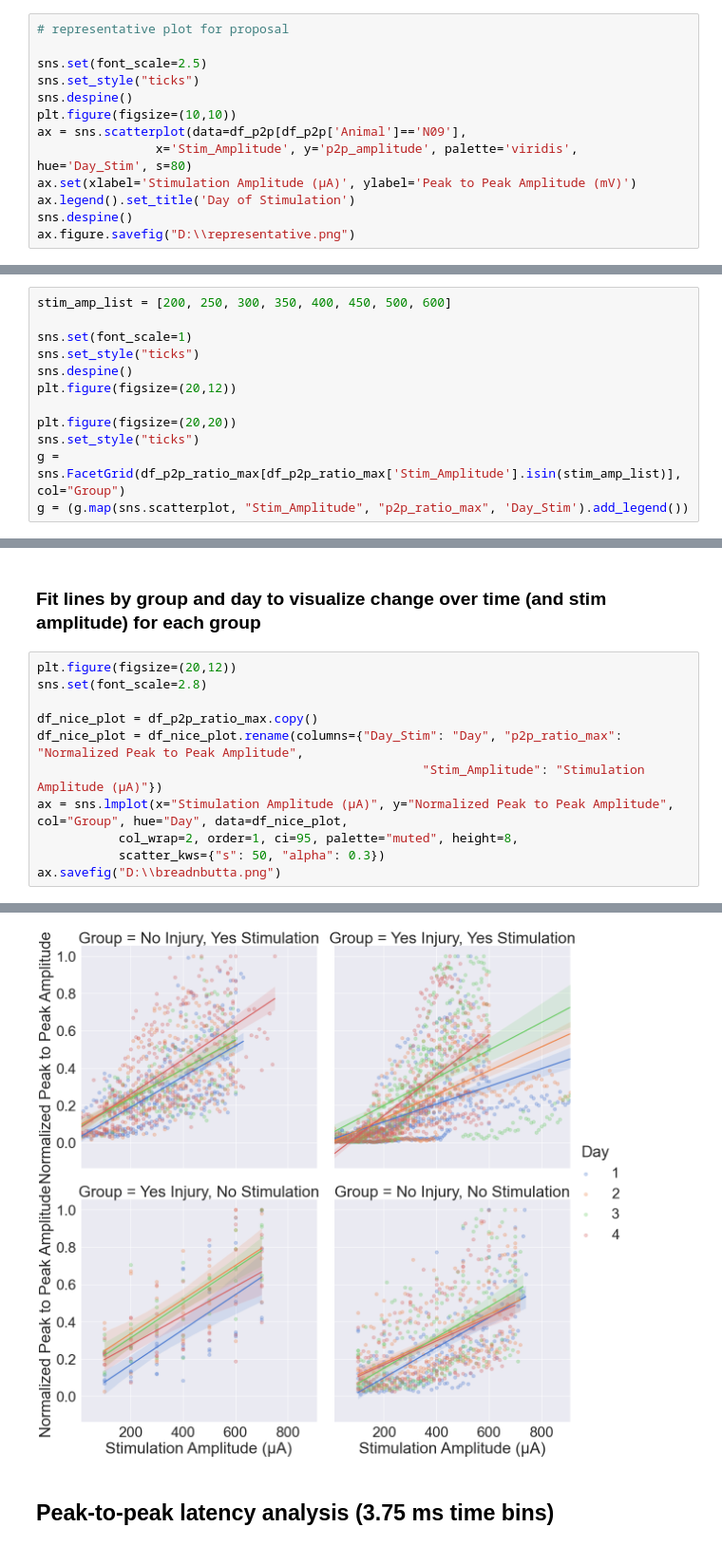
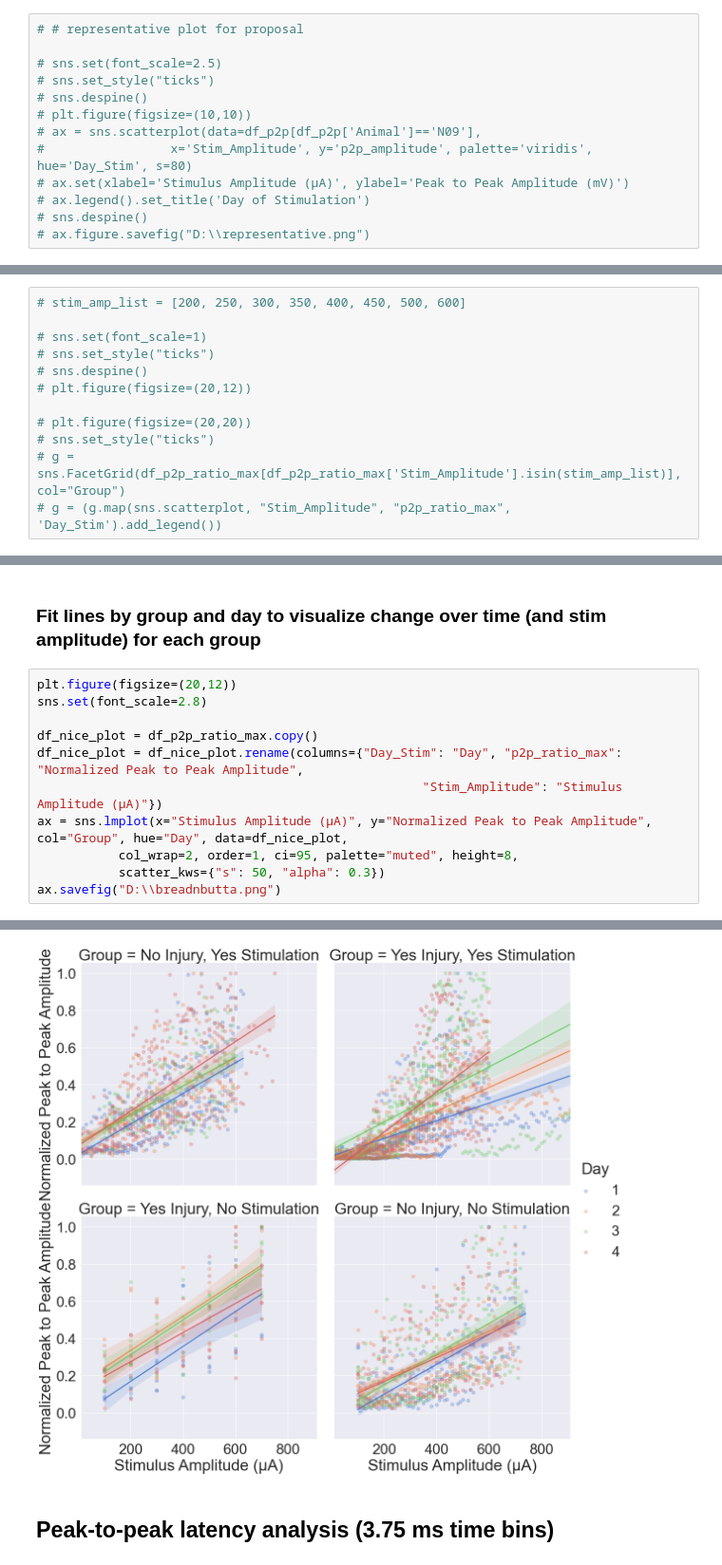
Before and after one commit to IanGMalone/Evoked_Potential_Analysis, a Jupyter notebook: Motor Evoked Potential Analyses.ipynb, the cells around one changed output, grey strips where cells are left out. Shown at 95% size. Saved outputs shown, nothing was run; the diff lists cells and outputs as text.

Commit message:
Proposal updates

```diff
--- a/Motor Evoked Potential Analyses.ipynb
+++ b/Motor Evoked Potential Analyses.ipynb
@@ -299,13 +303,13 @@ df_p2p_ratio_max.head()
 # %%
-# representative plot for proposal
+# # representative plot for proposal
 
-sns.set(font_scale=2.5)
-sns.set_style("ticks")
-sns.despine()
-plt.figure(figsize=(10,10))
-ax = sns.scatterplot(data=df_p2p[df_p2p['Animal']=='N09'],
-                x='Stim_Amplitude', y='p2p_amplitude', palette='viridis', hue='Day_Stim', s=80)
-ax.set(xlabel='Stimulation Amplitude (μA)', ylabel='Peak to Peak Amplitude (mV)')
-ax.legend().set_title('Day of Stimulation')
-sns.despine()
-ax.figure.savefig("D:\\representative.png")
+# sns.set(font_scale=2.5)
+# sns.set_style("ticks")
+# sns.despine()
+# plt.figure(figsize=(10,10))
+# ax = sns.scatterplot(data=df_p2p[df_p2p['Animal']=='N09'],
+#                 x='Stim_Amplitude', y='p2p_amplitude', palette='viridis', hue='Day_Stim', s=80)
+# ax.set(xlabel='Stimulus Amplitude (μA)', ylabel='Peak to Peak Amplitude (mV)')
+# ax.legend().set_title('Day of Stimulation')
+# sns.despine()
+# ax.figure.savefig("D:\\representative.png")
@@ -315,12 +316,12 @@ ax.figure.savefig("D:\\representative.png")
 # %%
-stim_amp_list = [200, 250, 300, 350, 400, 450, 500, 600]
+# stim_amp_list = [200, 250, 300, 350, 400, 450, 500, 600]
 
-sns.set(font_scale=1)
-sns.set_style("ticks")
-sns.despine()
-plt.figure(figsize=(20,12))
+# sns.set(font_scale=1)
+# sns.set_style("ticks")
+# sns.despine()
+# plt.figure(figsize=(20,12))
 
-plt.figure(figsize=(20,20))
-sns.set_style("ticks")
-g = sns.FacetGrid(df_p2p_ratio_max[df_p2p_ratio_max['Stim_Amplitude'].isin(stim_amp_list)], col="Group")
-g = (g.map(sns.scatterplot, "Stim_Amplitude", "p2p_ratio_max", 'Day_Stim').add_legend())
+# plt.figure(figsize=(20,20))
+# sns.set_style("ticks")
+# g = sns.FacetGrid(df_p2p_ratio_max[df_p2p_ratio_max['Stim_Amplitude'].isin(stim_amp_list)], col="Group")
+# g = (g.map(sns.scatterplot, "Stim_Amplitude", "p2p_ratio_max", 'Day_Stim').add_legend())
@@ -338,17 +352,17 @@ g = (g.map(sns.scatterplot, "Stim_Amplitude", "p2p_ratio_max", 'Day_Stim').add_l
 # %%
 plt.figure(figsize=(20,12))
 sns.set(font_scale=2.8)
 
 df_nice_plot = df_p2p_ratio_max.copy()
 df_nice_plot = df_nice_plot.rename(columns={"Day_Stim": "Day", "p2p_ratio_max": "Normalized Peak to Peak Amplitude",
-                                                    "Stim_Amplitude": "Stimulation Amplitude (μA)"})
-ax = sns.lmplot(x="Stimulation Amplitude (μA)", y="Normalized Peak to Peak Amplitude", col="Group", hue="Day", data=df_nice_plot,
+                                                    "Stim_Amplitude": "Stimulus Amplitude (μA)"})
+ax = sns.lmplot(x="Stimulus Amplitude (μA)", y="Normalized Peak to Peak Amplitude", col="Group", hue="Day", data=df_nice_plot,
            col_wrap=2, order=1, ci=95, palette="muted", height=8,
            scatter_kws={"s": 50, "alpha": 0.3})
 ax.savefig("D:\\breadnbutta.png")
 # %% [output]
 <Figure size 1440x864 with 0 Axes>
-[figure, old version]
+[figure, new version]
 # %% [markdown]
 ## Peak-to-peak latency analysis (3.75 ms time bins)
 # %%
```
Also changed, not shown: parts of 17 cells of this notebook.
